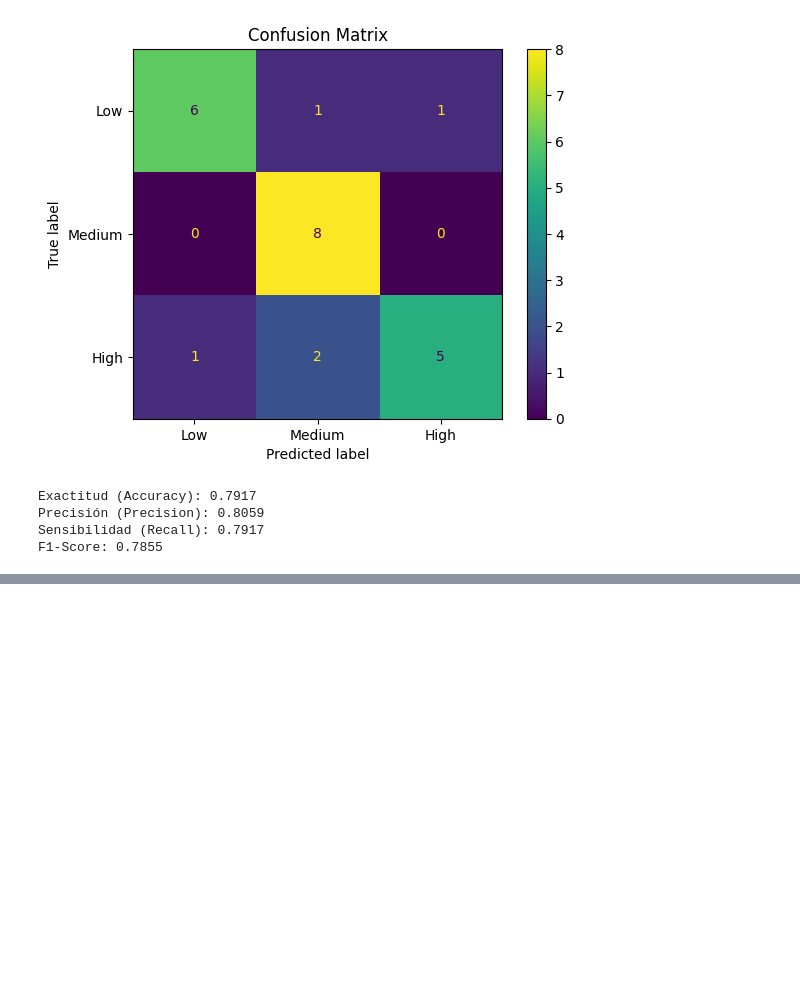
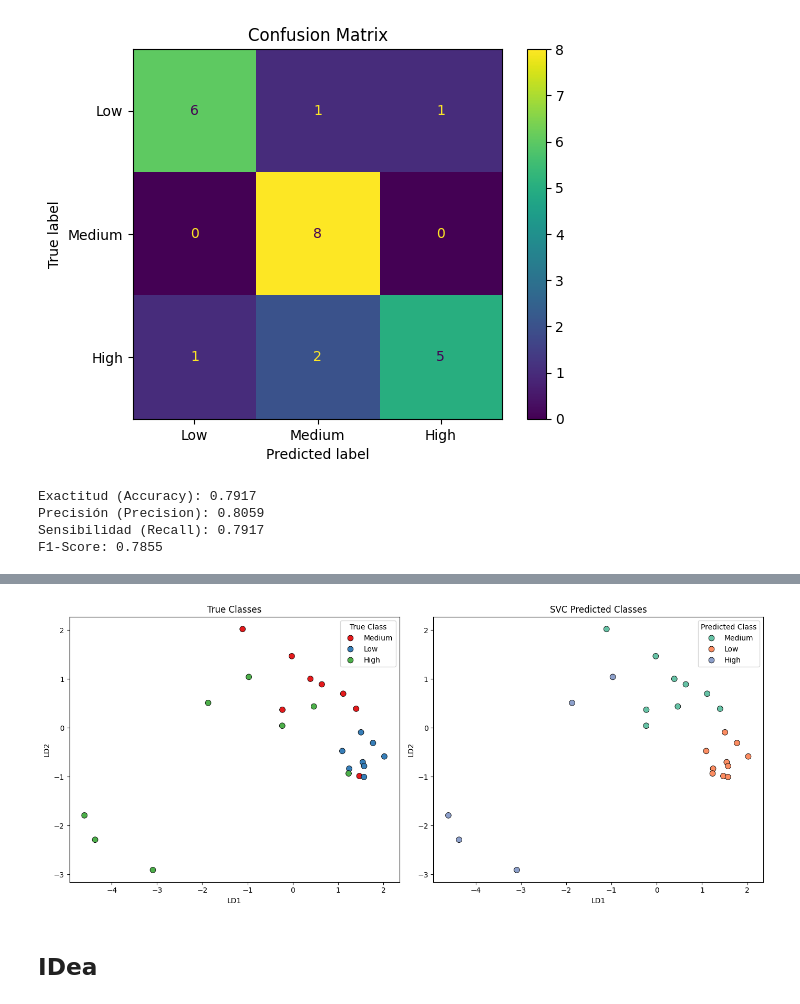
Before and after one commit to ch0fas/3erExamenEO, a Jupyter notebook: Examen3SVC.ipynb, the cells around one changed output, grey strips where cells are left out. Saved outputs shown, nothing was run; the diff lists cells and outputs as text; code cells hidden in the pictures; blank space fills up the shorter version.

```diff
--- a/Examen3SVC.ipynb
+++ b/Examen3SVC.ipynb
@@ -362,0 +415,27 @@ F1-Score: 0.7855
+# %%
+fig, axes = plt.subplots(1, 2, figsize=(14, 6))
+
+# Ground truth
+X_truth_df = pd.DataFrame(X_test_transformed, columns=['LD1', 'LD2'])
+X_truth_df['True Class'] = y_test.loc[X_test.index].reset_index(drop=True)
+
+sns.scatterplot(data=X_truth_df, x='LD1', y='LD2', hue='True Class', palette='Set1', ax=axes[0], s=60, edgecolor='k')
+axes[0].set_title('True Classes')
+axes[0].set_xlabel('LD1')
+axes[0].set_ylabel('LD2')
+
+# Predictions
+X_pred_df = pd.DataFrame(X_test_transformed, columns=['LD1', 'LD2'])
+X_pred_df['Predicted Class'] = y_pred
+
+sns.scatterplot(data=X_pred_df, x='LD1', y='LD2', hue='Predicted Class', palette='Set2', ax=axes[1], s=60, edgecolor='k')
+axes[1].set_title('SVC Predicted Classes')
+axes[1].set_xlabel('LD1')
+axes[1].set_ylabel('LD2')
+
+plt.tight_layout()
+plt.show()
+# %% [output]
+[figure, added]
+# %% [markdown]
+## IDea
```
Also changed, not shown: parts of 15 cells of this notebook.
